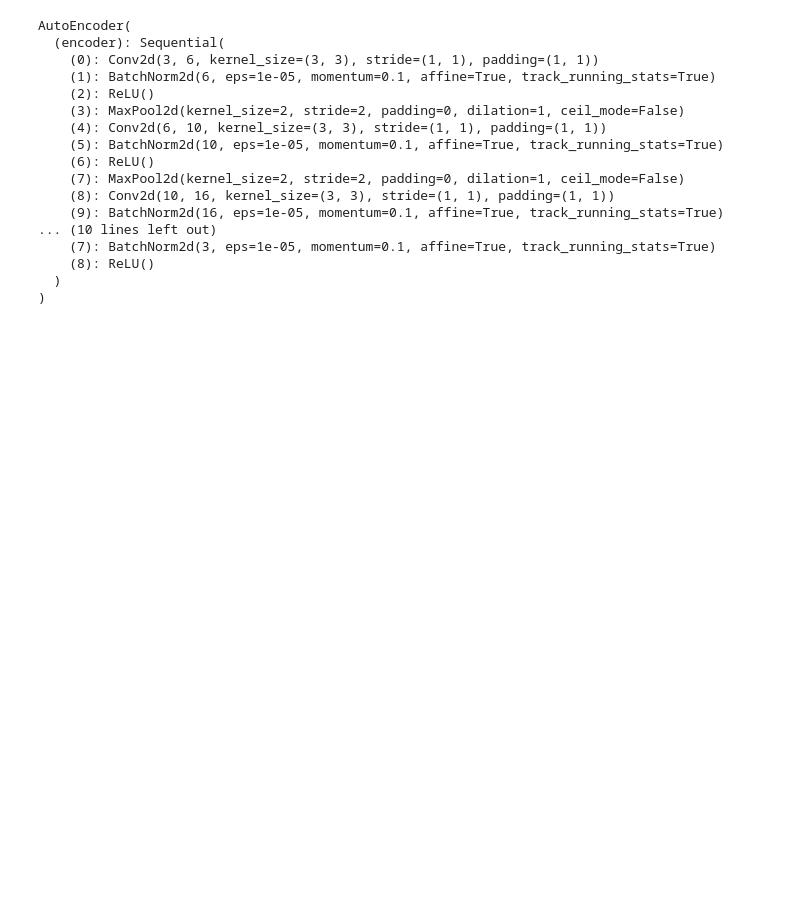
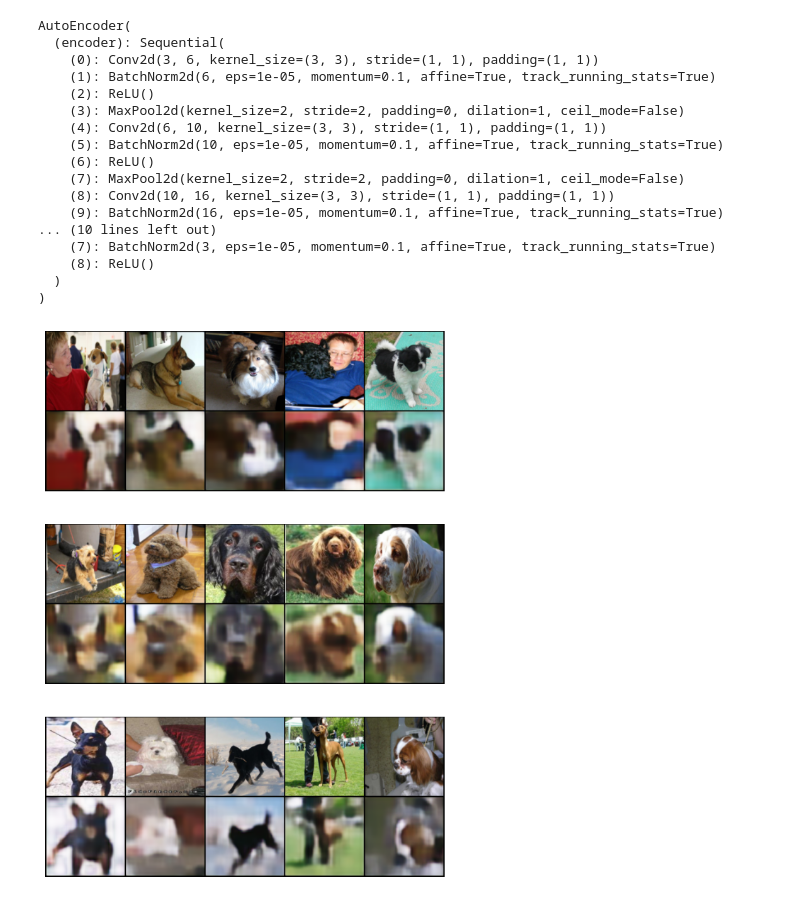
Before and after one commit to Hyr1sky/Neural-Network---Deep-Learning, a Jupyter notebook: Assignment3/puppy.ipynb, the cells around one changed output. Saved outputs shown, nothing was run; the diff lists cells and outputs as text; code cells hidden in the pictures; blank space fills up the shorter version.

```diff
--- a/Assignment3/puppy.ipynb
+++ b/Assignment3/puppy.ipynb
@@ -210,13 +417,21 @@ class Trainer:
                 loss.backward()
                 self.optimizer.step()
                 total_loss += loss.item()
-                if batch_idx % 100 == 0:
-                    print('Epoch: {} | Batch_idx: {} | Loss: {:.6f}'.format(epoch+1, batch_idx+1, loss.item()))
+
             end = time.time()
             print('Epoch: {} | Total loss: {:.6f} | Time: {:.2f}s'.format(epoch+1, total_loss, end-start))
 
+            # Save the reconstructed images
+            recon_img = output.cpu().data
+            real_img = img.cpu().data
+            recon_img_V = recon_img[0:5]
+            real_img_V = real_img[0:5]
+            All_IMG = torch.cat((real_img_V, recon_img_V), 0)
+            save_image(All_IMG, './img/All_Dogs/Epoch_{}.png'.format(epoch+1), nrow=5)
+
         # Save model
-        torch.save(self.model.state_dict(), './Assignment3/params/autoencoder.pth')
+        torch.save(self.model.state_dict(), './params/autoencoder.pth')
+        print('Finished training, model saved!')
 # %%
 # Train
 model = AutoEncoder().to(device)
@@ -241,3 +456,18 @@ AutoEncoder(
     (8): ReLU()
   )
 )
+# %%
+# Show the last 3 sets
+plt.figure(figsize=(30, 10))
+for i in range(3):
+    sample_img = Image.open('./img/All_Dogs/Epoch_{}.png'.format(EPOCHS - 2 + i))
+    plt.subplot(3, 1, i+1)
+    plt.imshow(sample_img)
+    # plt.imshow(sample_img.squeeze().permute(1, 2, 0).clip(0, 1))
+    plt.axis('off')
+
+# zip the images
+import shutil
+# shutil.make_archive('images', 'zip', './img/All_Dogs')
+# %% [output]
+[figure, added]
```
Also changed, not shown: parts of 6 cells of this notebook, 6 other files.
